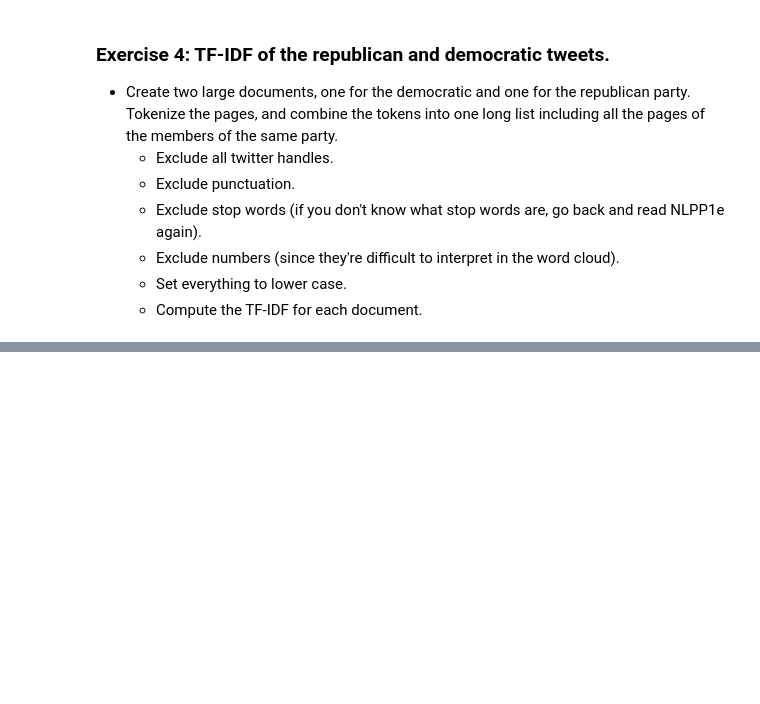
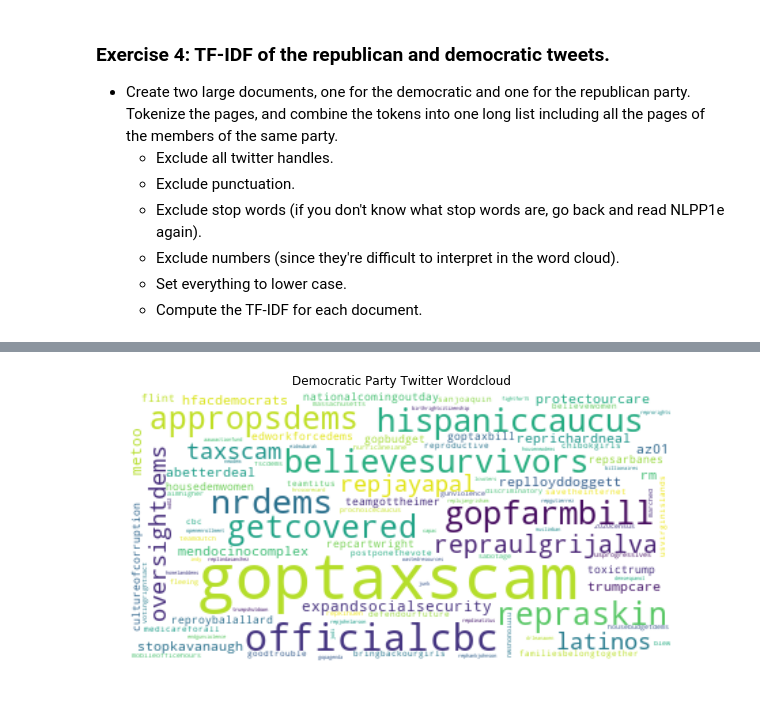
Before and after one commit to thomasnilsson/02805-social-graphs-2018, a Jupyter notebook: week8/week8.ipynb, the cells around one changed output, grey strips where cells are left out. Saved outputs shown, nothing was run; the diff lists cells and outputs as text; code cells hidden in the pictures; blank space fills up the shorter version.

```diff
--- a/week8/week8.ipynb
+++ b/week8/week8.ipynb
@@ -440,0 +487,4 @@ demo_doc = make_tweets_doc(tweets_demo, name_tokens)
+# %%
+make_wordcloud(demo_tokens_sort, demo_tfidf, "Democratic Party Twitter Wordcloud")
+# %% [output]
+[figure, added]
```
Also changed, not shown: parts of 31 cells of this notebook, 1 other file.
